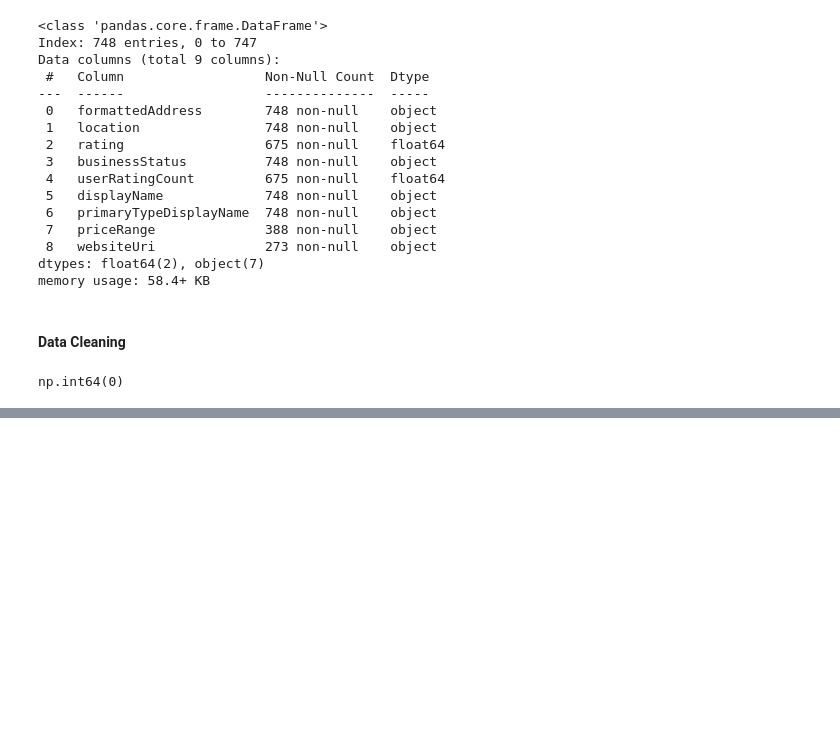
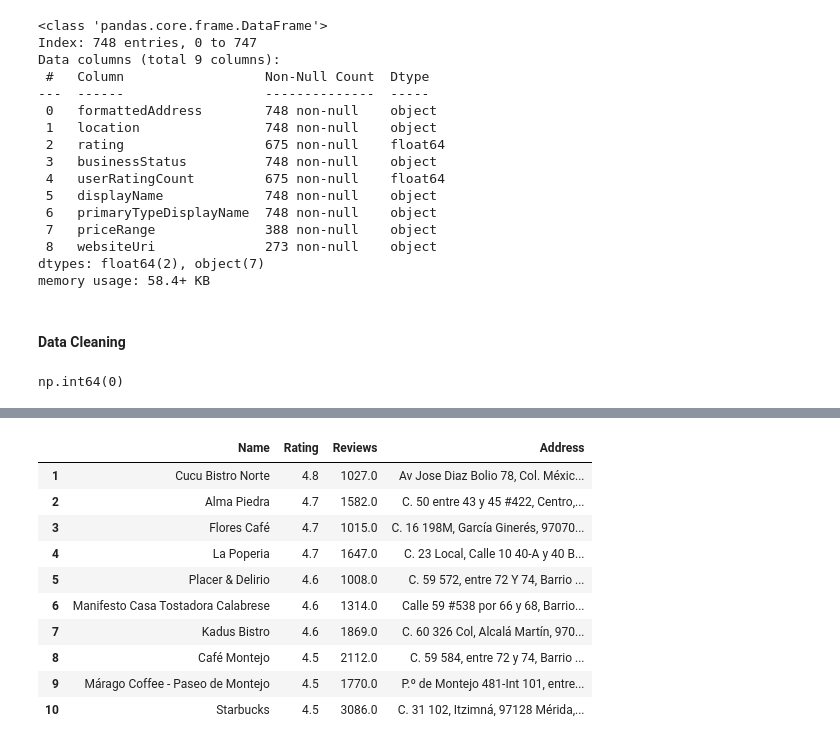
Before and after one commit to cj-chavarria/Merida-Coffee-Shops-Analysis, a Jupyter notebook: coffee-shops-analysis.ipynb, the cells around one changed output, grey strips where cells are left out. Cells and saved outputs as stored; diff of their text form; code cells hidden in the pictures; blank space fills up the shorter version.

```diff
--- a/coffee-shops-analysis.ipynb
+++ b/coffee-shops-analysis.ipynb
@@ -99,0 +167,15 @@ Name: formattedAddress, Length: 630, dtype: int64
+# %%
+best_coffee_shops = coffee_shops[(coffee_shops['rating'] >= 4.5) & (coffee_shops['userRatingCount'] >= 1000)].sort_values(by='rating', ascending=False)[['displayName', 'rating', 'userRatingCount', 'formattedAddress']].iloc[:10]
+best_coffee_shops.rename(columns={'displayName':'Name', 'rating':'Rating', 'userRatingCount':'Reviews', 'formattedAddress':'Address'}).set_index(pd.RangeIndex(1, 11))
+# %% [output]
+|  | Name | Rating | Reviews | Address |
+| 1 | Cucu Bistro Norte | 4.8 | 1027.0 | Av Jose Diaz Bolio 78, Col. Méxic... |
+| 2 | Alma Piedra | 4.7 | 1582.0 | C. 50 entre 43 y 45 #422, Centro,... |
+| 3 | Flores Café | 4.7 | 1015.0 | C. 16 198M, García Ginerés, 97070... |
+| 4 | La Poperia | 4.7 | 1647.0 | C. 23 Local, Calle 10 40-A y 40 B... |
+| 5 | Placer & Delirio | 4.6 | 1008.0 | C. 59 572, entre 72 Y 74, Barrio ... |
+| 6 | Manifesto Casa Tostadora Calabrese | 4.6 | 1314.0 | Calle 59 #538 por 66 y 68, Barrio... |
+| 7 | Kadus Bistro | 4.6 | 1869.0 | C. 60 326 Col, Alcalá Martín, 970... |
+| 8 | Café Montejo | 4.5 | 2112.0 | C. 59 584, entre 72 y 74, Barrio ... |
+| 9 | Márago Coffee - Paseo de Montejo | 4.5 | 1770.0 | P.º de Montejo 481-Int 101, entre... |
+| 10 | Starbucks | 4.5 | 3086.0 | C. 31 102, Itzimná, 97128 Mérida,... |
```
Also changed, not shown: parts of 16 cells of this notebook.
